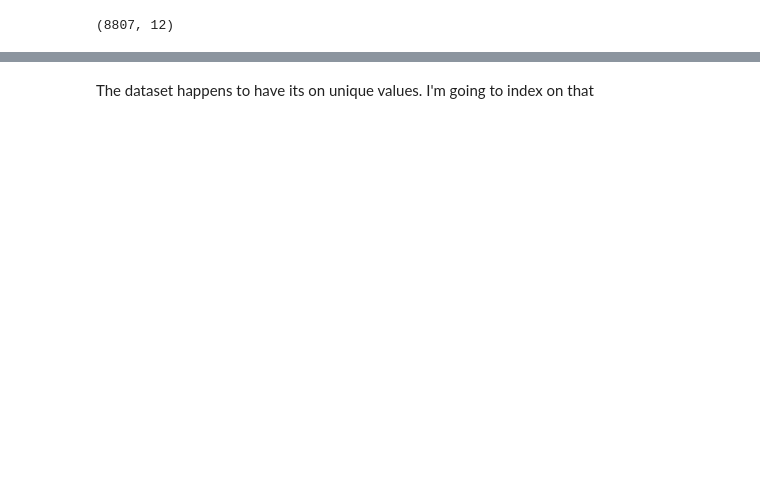
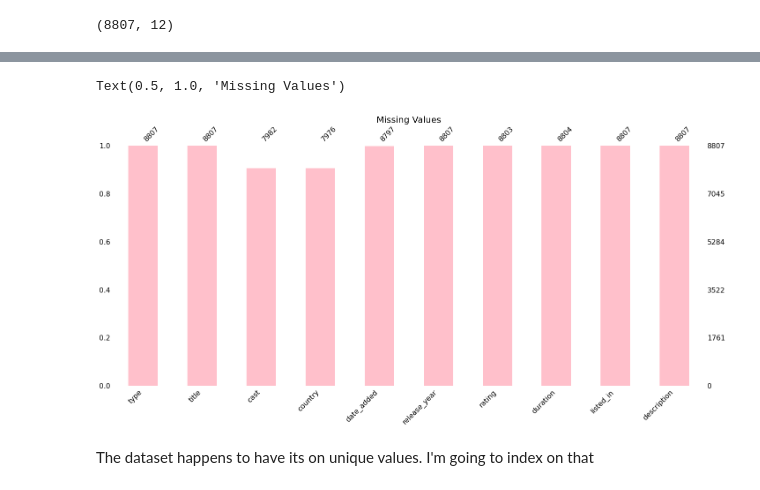
Before and after one commit to luscious-dev/netflix_eda, a Jupyter notebook: my_netflix_eda.ipynb, the cells around one changed output, grey strips where cells are left out. Saved outputs shown, nothing was run; the diff lists cells and outputs as text; code cells hidden in the pictures; blank space fills up the shorter version.

```diff
--- a/my_netflix_eda.ipynb
+++ b/my_netflix_eda.ipynb
@@ -23,3 +67,9 @@ df.shape
+# %%
+missingno.bar(df,color='pink')
+plt.title('Missing Values',fontsize=20)
+# %% [output]
+Text(0.5, 1.0, 'Missing Values')
+[figure, added]
 # %% [markdown]
 The dataset happens to have its on unique values. I'm going to index on that
 # %%
```
Also changed, not shown: parts of 24 cells of this notebook.
